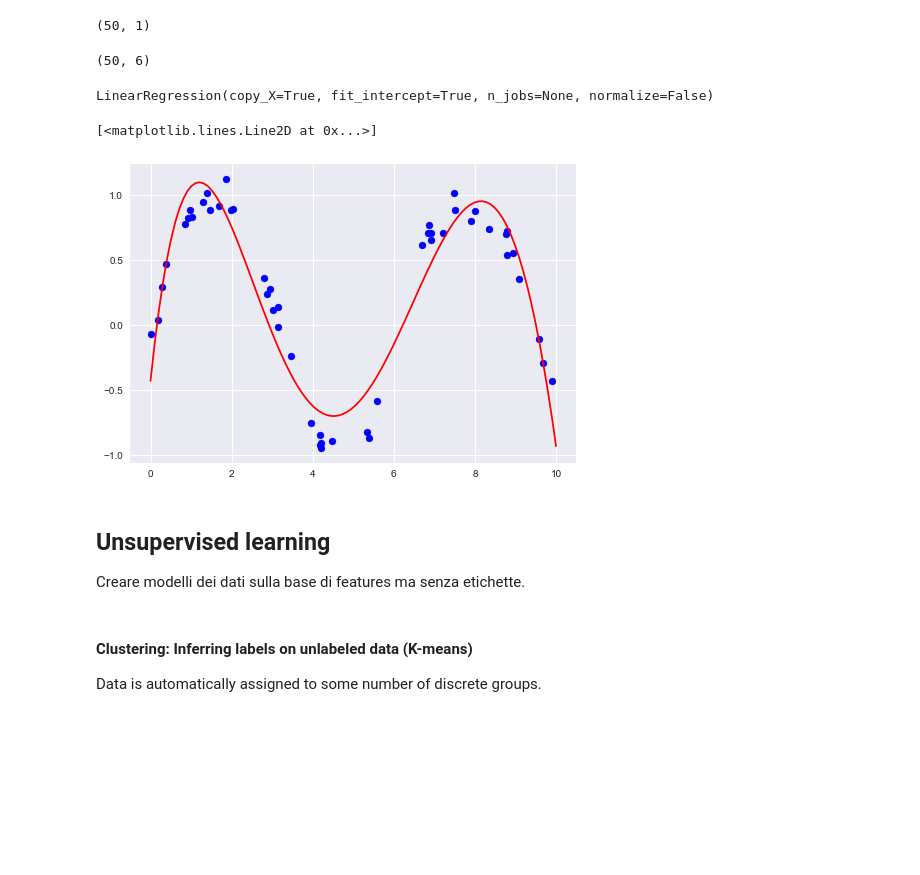
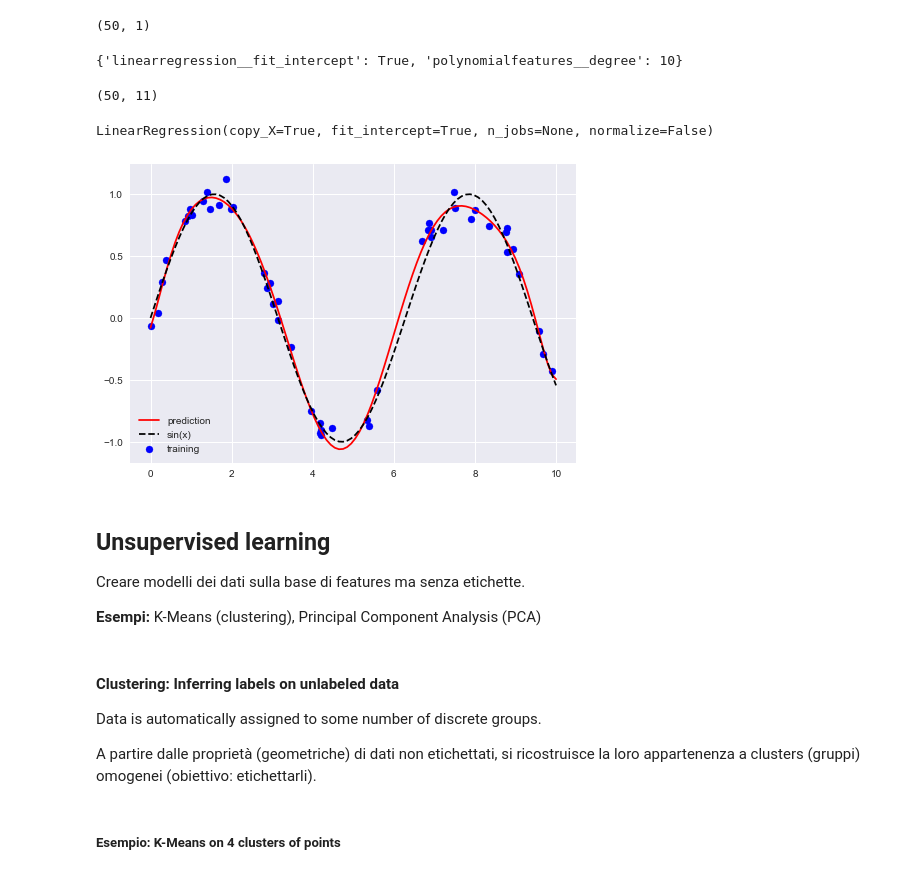
Before and after one commit to ricdip/jupyter_notebooks, a Jupyter notebook: data_science/sklearn.ipynb, the cells around one changed output. Cells and saved outputs as stored; diff of their text form; code cells hidden in the pictures; blank space fills up the shorter version.

```diff
--- a/data_science/sklearn.ipynb
+++ b/data_science/sklearn.ipynb
@@ -74,16 +254,29 @@ x=x[:, np.newaxis]
 x.shape
 # %% [output]
 (50, 1)
+# %%
+# search best parameters for PolynomialRegression
+param_grid = {'polynomialfeatures__degree': np.arange(1,15) ,
+              'linearregression__fit_intercept':[True, False]}
+
+def PolynomialRegression(degree=2, **kwargs):
+    return make_pipeline(PolynomialFeatures(degree), LinearRegression(**kwargs))
+
+grid = GridSearchCV(PolynomialRegression(), param_grid, cv=7)
+grid.fit(x,y)
+grid.best_params_
+# %% [output]
+{'linearregression__fit_intercept': True, 'polynomialfeatures__degree': 10}
 # %%
-poly_obj = PolynomialFeatures(degree=5) # polinomio di grado 5
+poly_obj = PolynomialFeatures(degree=10) # polinomio di grado 10
 # %%
 # applica trasformazione a features iniziali
 x_poly = poly_obj.fit_transform(x)
 # %%
 x_poly.shape
 # %% [output]
-(50, 6)
+(50, 11)
 # %%
 # modello regressione lineare
-model = LinearRegression()
+model = LinearRegression(fit_intercept=True)
 # %%
@@ -96,14 +289,22 @@ xfit = np.linspace(0,10,100)
 # previsione dati su nuovi dati ma prima bisogna trasformarli
 yfit = model.predict(poly_obj.fit_transform(xfit[:, np.newaxis]))
 # %%
-plt.scatter(x,y,c='b')
-plt.plot(xfit, yfit, 'r')
+plt.scatter(x,y,c='b', label='training')
+plt.plot(xfit, yfit, 'r', label='prediction')
+plt.plot(xfit, np.sin(xfit), 'black', label='sin(x)', linestyle='--')
+plt.legend()
+plt.show()
 # %% [output]
-[<matplotlib.lines.Line2D at 0x...>]
-[figure, old version]
+[figure, new version]
 # %% [markdown]
 ## Unsupervised learning
 Creare modelli dei dati sulla base di features ma senza etichette.
+
+**Esempi:** K-Means (clustering), Principal Component Analysis (PCA)
 # %% [markdown]
-#### Clustering: Inferring labels on unlabeled data (K-means)
+#### Clustering: Inferring labels on unlabeled data
 Data is automatically assigned to some number of discrete groups.
+
+A partire dalle proprietà (geometriche) di dati non etichettati, si ricostruisce la loro appartenenza a clusters (gruppi) omogenei (obiettivo: etichettarli).
+# %% [markdown]
+##### Esempio: K-Means on 4 clusters of points
```
Also changed, not shown: parts of 72 cells of this notebook.
